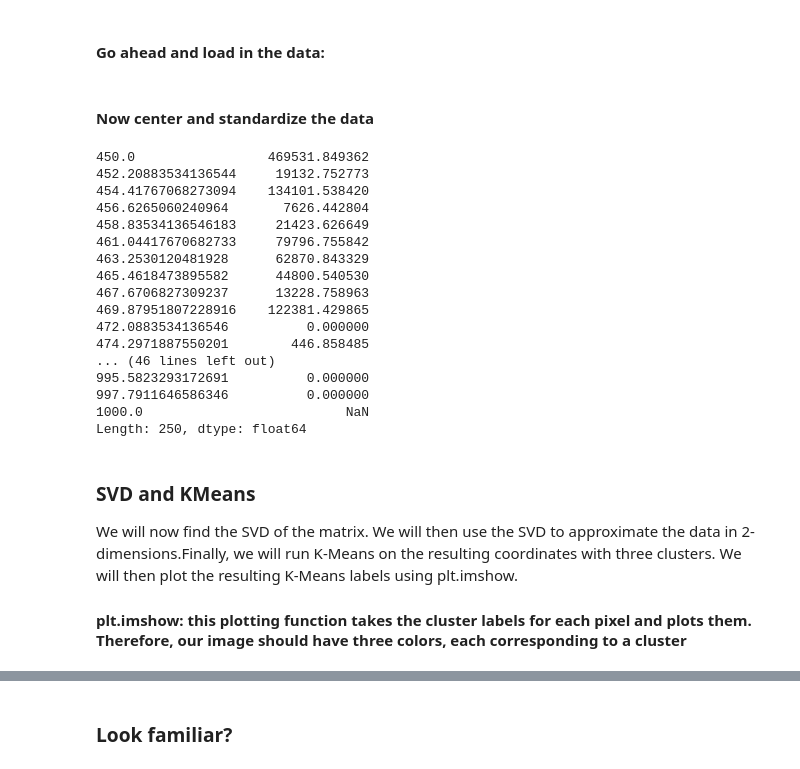
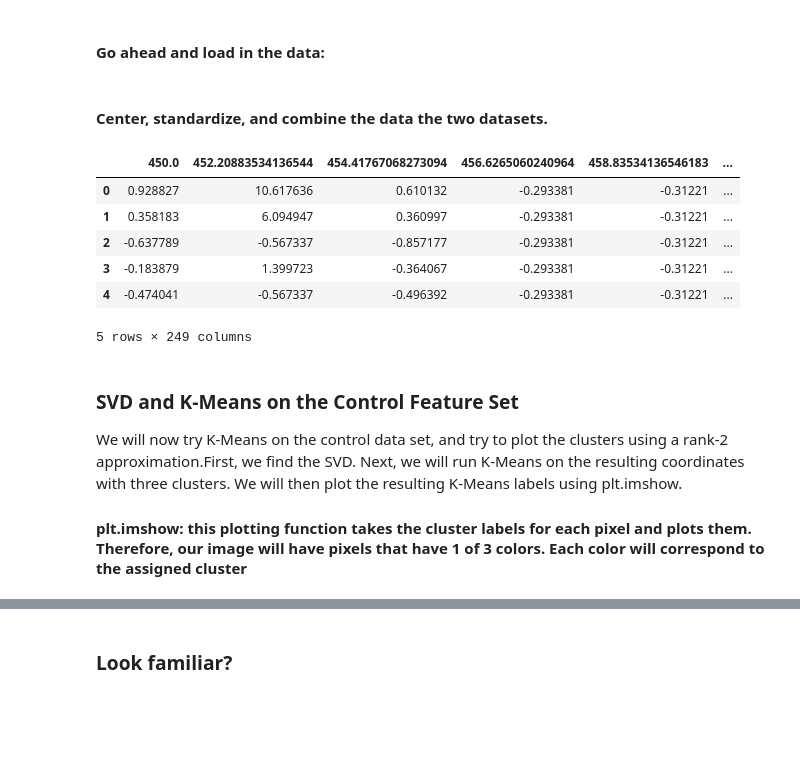
Before and after one commit to gettodaze/CS532-Final-Project, a Jupyter notebook: niks_code/CS 532 Activity.ipynb, the cells around one changed output, grey strips where cells are left out. Drawn from its saved outputs; the diff is of its cells as text; code cells hidden in the pictures; blank space fills up the shorter version.

```diff
--- a/niks_code/CS 532 Activity.ipynb
+++ b/niks_code/CS 532 Activity.ipynb
@@ -186,38 +200,28 @@ from sklearn.cluster import KMeans
 # %% [markdown]
 #### Go ahead and load in the data:
 # %%
-#df_control_feature_set = pd.read_csv('featureData/aggregated_feature_table_control_day03_01.csv', index_col=0)
-df_control_feature_set = pd.read_csv(r"\\wfs1\users$\mccloskey\Downloads\csvData-20190806T210426Z-001\csvData\aggregates (bin=250)\Control_Day03_01_30x30_aggregated.csv",index_col=0)
+df_control_feature_data_train = pd.read_csv('featureData/aggregated_feature_table_control_day03_01.csv', index_col=0)
+df_injured_feature_data_train = pd.read_csv('featureData/aggregated_feature_table_injured_day03_01.csv', index_col=0)
 # %% [markdown]
-#### Now center and standardize the data
+####  Center, standardize, and combine the data the two datasets.
-# %%
-df_control_feature_set_standardized = (df_control_feature_set - df_control_feature_set.mean()) / df_control_feature_set.std()
-df_control_feature_set_standardized = df_control_feature_set_standardized.fillna(0)
-df_control_feature_set_standardized.head()
-df_control_feature_set.mean()
-# %% [output]
-450.0                 469531.849362
-452.20883534136544     19132.752773
-454.41767068273094    134101.538420
-456.6265060240964       7626.442804
-458.83534136546183     21423.626649
-461.04417670682733     79796.755842
-463.2530120481928      62870.843329
-465.4618473895582      44800.540530
-467.6706827309237      13228.758963
-469.87951807228916    122381.429865
-472.0883534136546          0.000000
-474.2971887550201        446.858485
-... (46 lines left out)
-995.5823293172691          0.000000
-997.7911646586346          0.000000
-1000.0                          NaN
-Length: 250, dtype: float64
+# %%
+df_control_feature_std = standardize_dataframe(df_control_feature_data_train)
+df_injured_feature_std = standardize_dataframe(df_injured_feature_data_train)
+df_feature_combined = pd.concat([df_control_feature_std, df_injured_feature_std], axis=0)
+df_control_feature_std.head()
+# %% [output]
+|  | 450.0 | 452.20883534136544 | 454.41767068273094 | 456.6265060240964 | 458.83534136546183 | ... |
+| 0 | 0.928827 | 10.617636 | 0.610132 | -0.293381 | -0.31221 | ... |
+| 1 | 0.358183 | 6.094947 | 0.360997 | -0.293381 | -0.31221 | ... |
+| 2 | -0.637789 | -0.567337 | -0.857177 | -0.293381 | -0.31221 | ... |
+| 3 | -0.183879 | 1.399723 | -0.364067 | -0.293381 | -0.31221 | ... |
+| 4 | -0.474041 | -0.567337 | -0.496392 | -0.293381 | -0.31221 | ... |
+5 rows × 249 columns
 # %% [markdown]
-### SVD and KMeans
+### SVD and K-Means on the Control Feature Set
 
-We will now find the SVD of the matrix. We will then use the SVD to approximate the data in 2-dimensions.Finally, we will run K-Means on the resulting coordinates with three clusters. We will then plot the resulting K-Means labels using plt.imshow.
+We will now try K-Means on the control data set, and try to plot the clusters using a rank-2 approximation.First, we find the SVD. Next, we will run K-Means on the resulting coordinates with three clusters. We will then plot the resulting K-Means labels using plt.imshow.
 
-#### plt.imshow: this plotting function takes the cluster labels for each pixel and plots them. Therefore, our image should have three colors, each corresponding to a cluster
+#### plt.imshow: this plotting function takes the cluster labels for each pixel and plots them. Therefore, our image will have pixels that have 1 of 3 colors. Each color will correspond to the assigned cluster
 # %%
 # FIND THE SVD, NOTE V IS RETURNED TRANSPOSED
```
Also changed, not shown: parts of 46 cells of this notebook.
